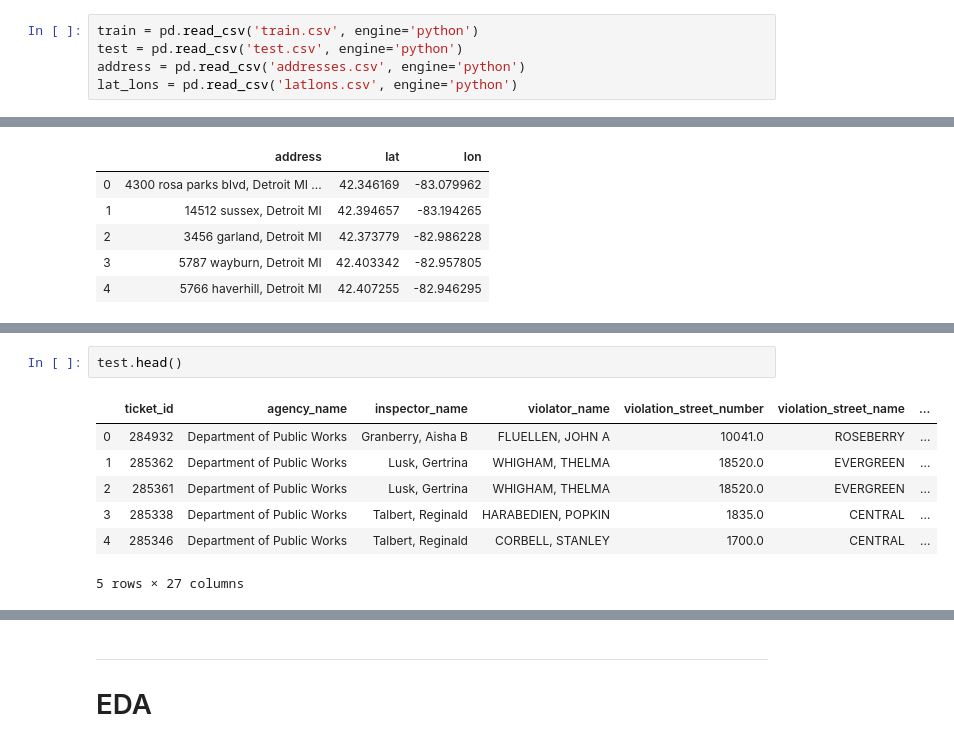
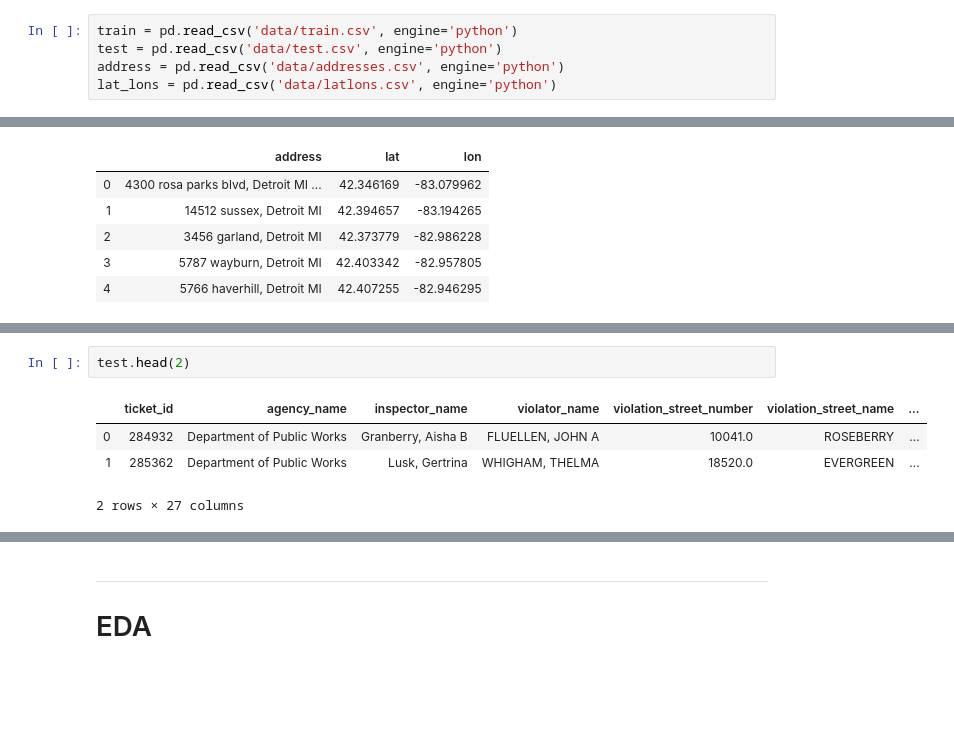
Before and after one commit to Morgan-Sell/detroit-blight-ticket, a Jupyter notebook: supervised_ml.ipynb, the cells around one changed output, grey strips where cells are left out. Drawn from its saved outputs; the diff is of its cells as text; blank space fills up the shorter version.

```diff
--- a/supervised_ml.ipynb
+++ b/supervised_ml.ipynb
@@ -179,10 +170,10 @@ this is _switch_path ---- path =  C:\Users\morga\Anaconda3\lib\site-packages
 ---
 # Data Import and Processing
 # %%
-train = pd.read_csv('train.csv', engine='python')
-test = pd.read_csv('test.csv', engine='python')
-address = pd.read_csv('addresses.csv', engine='python')
-lat_lons = pd.read_csv('latlons.csv', engine='python')
+train = pd.read_csv('data/train.csv', engine='python')
+test = pd.read_csv('data/test.csv', engine='python')
+address = pd.read_csv('data/addresses.csv', engine='python')
+lat_lons = pd.read_csv('data/latlons.csv', engine='python')
 # %%
 address.head()
 # %% [output]
@@ -211,10 +202,7 @@ plt.tight_layout();
 # %%
-test.head()
+test.head(2)
 # %% [output]
 |  | ticket_id | agency_name | inspector_name | violator_name | violation_street_number | violation_street_name | ... |
 | 0 | 284932 | Department of Public Works | Granberry, Aisha B | FLUELLEN, JOHN A | 10041.0 | ROSEBERRY | ... |
 | 1 | 285362 | Department of Public Works | Lusk, Gertrina | WHIGHAM, THELMA | 18520.0 | EVERGREEN | ... |
-| 2 | 285361 | Department of Public Works | Lusk, Gertrina | WHIGHAM, THELMA | 18520.0 | EVERGREEN | ... |
-| 3 | 285338 | Department of Public Works | Talbert, Reginald | HARABEDIEN, POPKIN | 1835.0 | CENTRAL | ... |
-| 4 | 285346 | Department of Public Works | Talbert, Reginald | CORBELL, STANLEY | 1700.0 | CENTRAL | ... |
-5 rows × 27 columns
+2 rows × 27 columns
```
Also changed, not shown: parts of 31 cells of this notebook.
